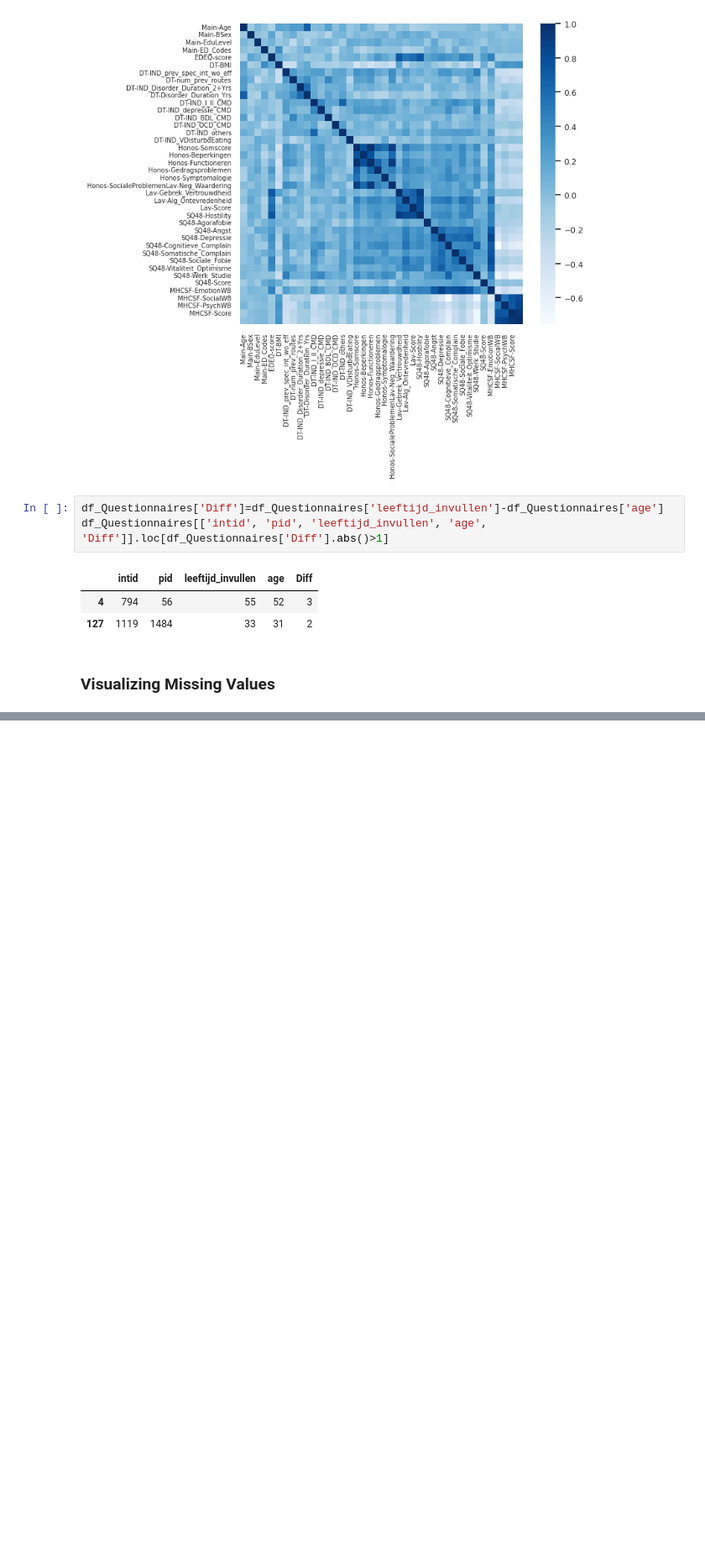
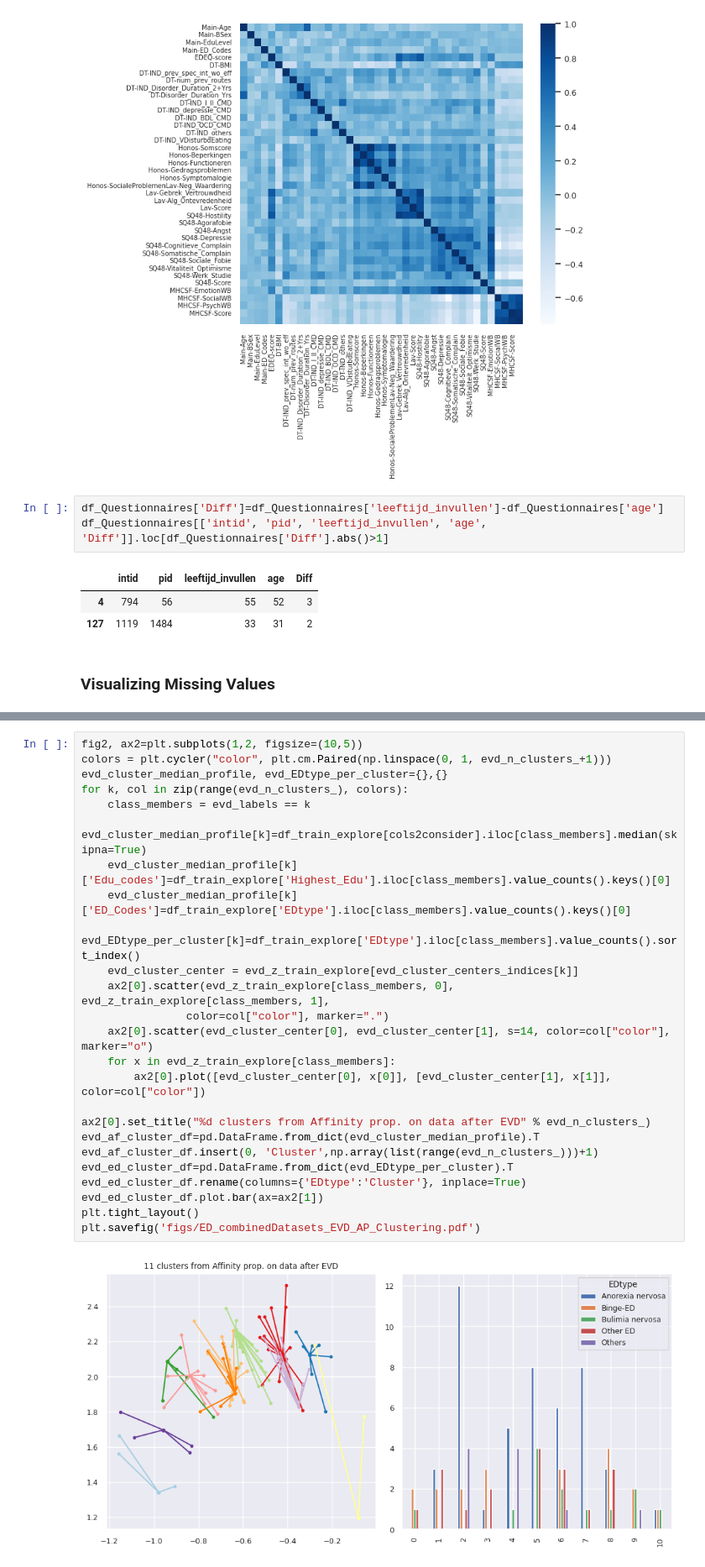
Before and after one commit to SrGh31/ED-profiling, a Jupyter notebook: Exploratory.ipynb, the cells around one changed output, grey strips where cells are left out. Shown: that part at 84% size. Cells and saved outputs as stored; diff of their text form; blank space fills up the shorter version.

```diff
--- a/Exploratory.ipynb
+++ b/Exploratory.ipynb
@@ -241 +236,28 @@ grid_ax = fig.axes
+# %%
+fig2, ax2=plt.subplots(1,2, figsize=(10,5))
+colors = plt.cycler("color", plt.cm.Paired(np.linspace(0, 1, evd_n_clusters_+1)))
+evd_cluster_median_profile, evd_EDtype_per_cluster={},{}
+for k, col in zip(range(evd_n_clusters_), colors):
+    class_members = evd_labels == k
+    evd_cluster_median_profile[k]=df_train_explore[cols2consider].iloc[class_members].median(skipna=True)
+    evd_cluster_median_profile[k]['Edu_codes']=df_train_explore['Highest_Edu'].iloc[class_members].value_counts().keys()[0]
+    evd_cluster_median_profile[k]['ED_Codes']=df_train_explore['EDtype'].iloc[class_members].value_counts().keys()[0]
+    evd_EDtype_per_cluster[k]=df_train_explore['EDtype'].iloc[class_members].value_counts().sort_index()
+    evd_cluster_center = evd_z_train_explore[evd_cluster_centers_indices[k]]
+    ax2[0].scatter(evd_z_train_explore[class_members, 0], evd_z_train_explore[class_members, 1],
+                color=col["color"], marker=".")
+    ax2[0].scatter(evd_cluster_center[0], evd_cluster_center[1], s=14, color=col["color"], marker="o")
+    for x in evd_z_train_explore[class_members]:
+        ax2[0].plot([evd_cluster_center[0], x[0]], [evd_cluster_center[1], x[1]], color=col["color"])
+
+ax2[0].set_title("%d clusters from Affinity prop. on data after EVD" % evd_n_clusters_)
+evd_af_cluster_df=pd.DataFrame.from_dict(evd_cluster_median_profile).T
+evd_af_cluster_df.insert(0, 'Cluster',np.array(list(range(evd_n_clusters_)))+1)
+evd_ed_cluster_df=pd.DataFrame.from_dict(evd_EDtype_per_cluster).T
+evd_ed_cluster_df.rename(columns={'EDtype':'Cluster'}, inplace=True)
+evd_ed_cluster_df.plot.bar(ax=ax2[1])
+plt.tight_layout()
+plt.savefig('figs/ED_combinedDatasets_EVD_AP_Clustering.pdf')
+# %% [output]
+[figure, added]
 # %%
```
Also changed, not shown: parts of 29 cells of this notebook, 6 other files.
